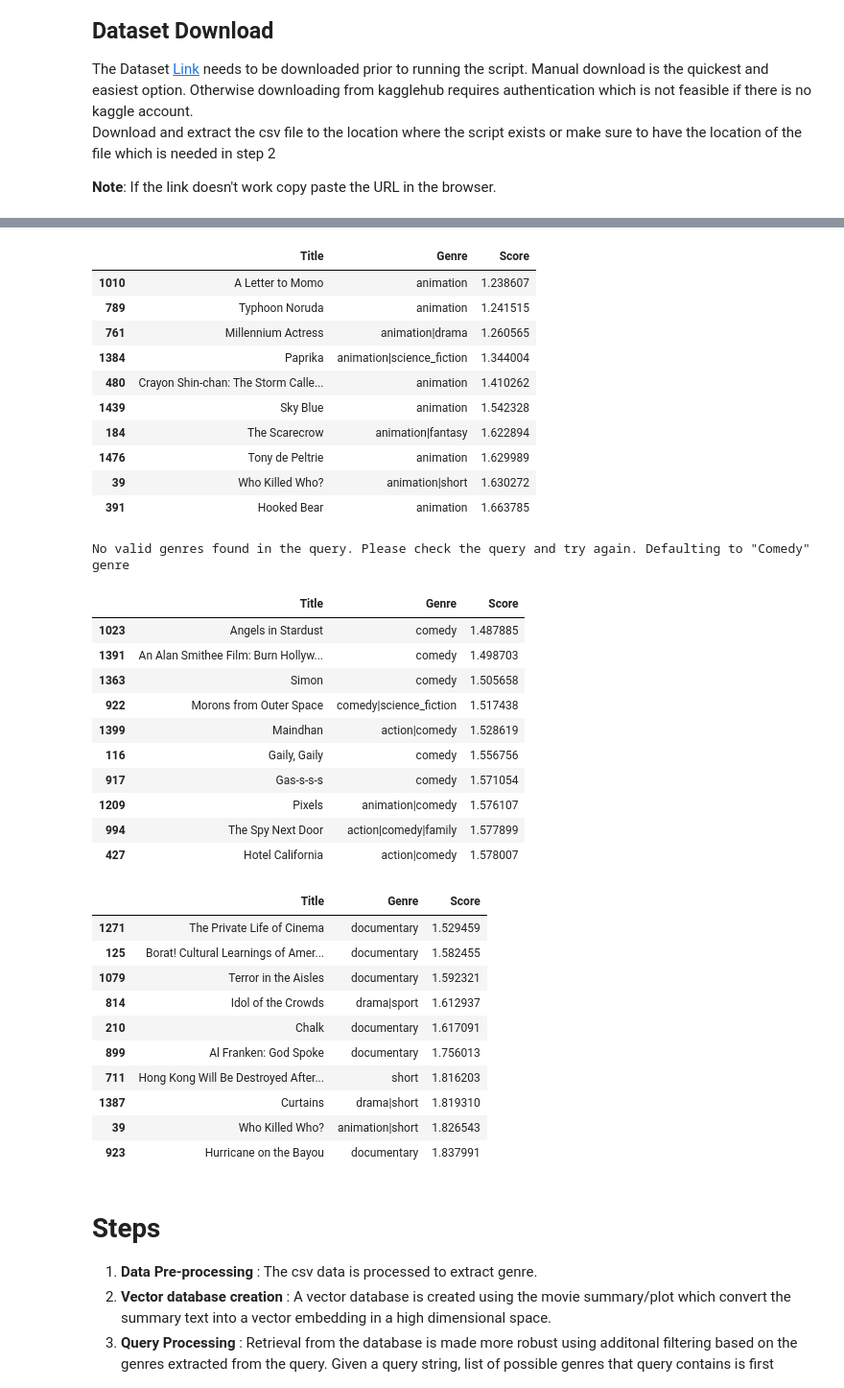
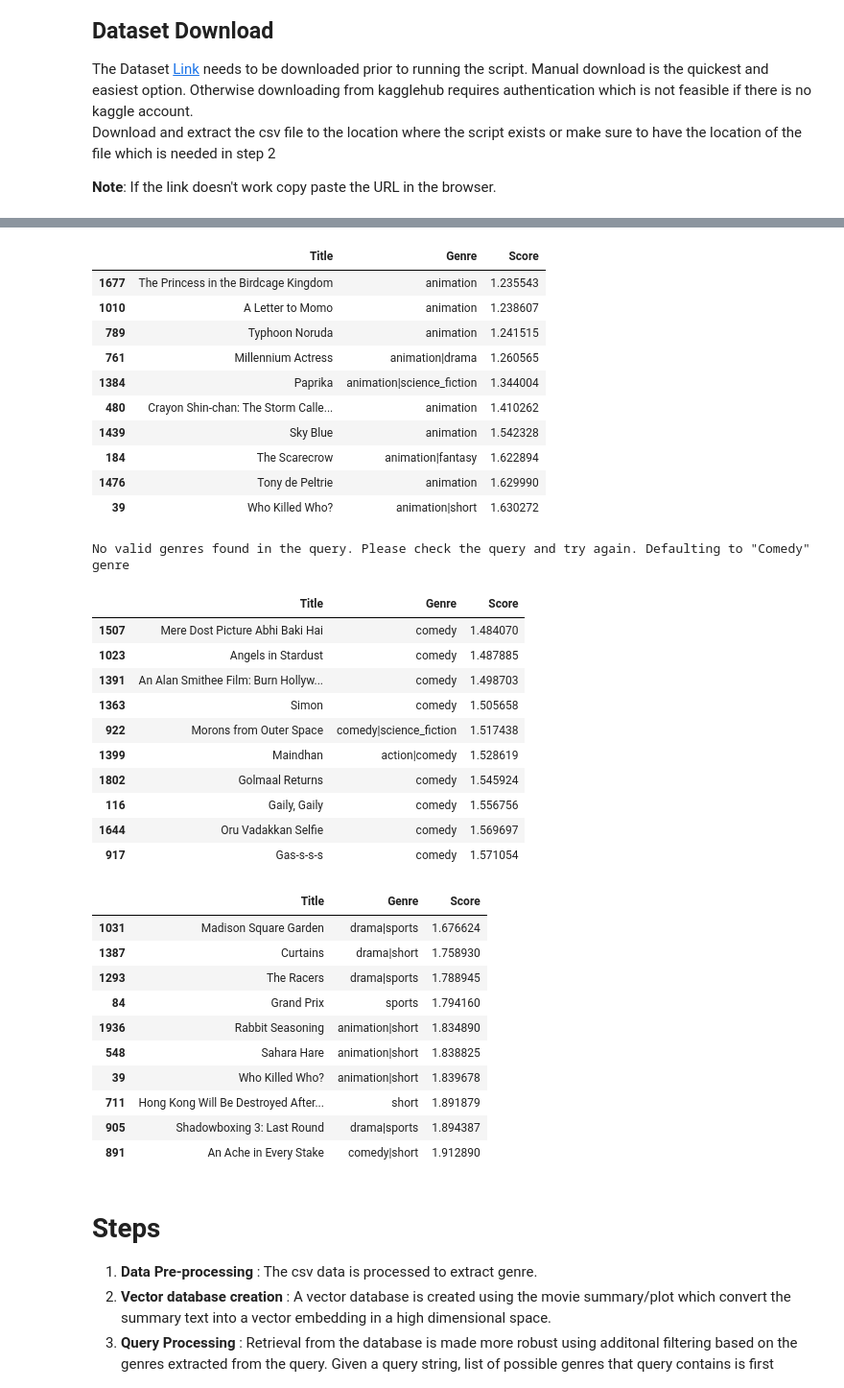
Before and after one commit to potladurthy/lumaa-spring-2025-ai-ml, a Jupyter notebook: recommender.ipynb, the cells around one changed output, grey strips where cells are left out. Shown at 96% size. Cells and saved outputs as stored; diff of their text form; code cells hidden in the pictures.

```diff
--- a/recommender.ipynb
+++ b/recommender.ipynb
@@ -33,18 +38,20 @@ class RecommendMovies:
             movies_df_path (str): Path to the movies dataframe.
             num_movies (int): Number of movies to recommend. Deafult 5
             num_rows (int): (Dataset size) Number of rows to sample from the dataframe. Default None. Specifed by the user
+        Returns:
+            None
+        '''
+        '''
+        Variables:
             query_string (str): Query string to search for movies.
             model (SentenceTransformer): SentenceTransformer model to use for embeddings.
             client (chromadb.Client): ChromaDB client to use for database operations.
             collection (chromadb.Collection): ChromaDB collection to use for database operations.
             movie_embeddings (np.ndarray): Movie embeddings for the movies in the dataframe.
             query_embedding (np.ndarray): Query embedding for the query string.
-        Returns:
-            None
         '''
         assert movies_df_path is not None, f'movies_df_path should not be None'
         assert os.path.exists(movies_df_path), f'movies_df_path {movies_df_path} does not exist'
-
         assert num_movies is not None, f'num_movies should not be None'
         assert isinstance(num_movies, int), f'num_movies should be an integer, but got {type(num_movies)}'
         assert num_movies > 0, f'num_movies should be greater than 0, but got {num_movies}'
@@ -57,6 +64,7 @@ class RecommendMovies:
             assert isinstance(self.num_rows, int), f'num_rows should be an integer, but got {type(self.num_rows)}'
             assert self.num_rows > 0, f'num_rows should be greater than 0, but got {self.num_rows}'
             assert self.num_rows <= len(self.movies_df), f'Number of rows {self.num_rows} is greater than the number of rows in the dataframe {len(self.movies_df)}'
+
             self.movies_df = self.movies_df.sample(n=self.num_rows, random_state=self.random_state)
             self.movies_df = self.movies_df.reset_index(drop=True)
         self.query_string = None
@@ -96,7 +104,7 @@ class RecommendMovies:
 
     def get_tokenized_text(self,text):
         '''
-        This function is used to tokenize the text and remove the stop words.
+        This function is used to tokenize the text, remove the stop words and get the root word of the word.
         The function uses the nltk library to tokenize the text and remove the stop words.
         Parameters:
             text (str): Text to tokenize
@@ -117,8 +125,7 @@ class RecommendMovies:
 
     def update_all_genres(self):
         '''
-        This function is used to update the all_genres set with the tokenized text.
-        The function uses the get_tokenized_text function to tokenize the text and remove the stop words.
+        This is a helper fucntion that maps the tokenized genres to the original genres.
         Parameters:
             None
         Returns:
@@ -138,8 +145,8 @@ class RecommendMovies:
         1. Selecting the columns of interest
         2. Dropping the rows with missing values
         3. Dropping the duplicate rows
-        4. Cleaning the genres : The clean_genres function is used to clean the genres. The genres are cleaned by removing the unwanted characters and splitting the genres into a list of known genres.
-        5. Creating a set of valid genres : The valid genres are created by splitting the genres into a list of known genres. The valid genres are used to filter the movies based on the genre.
+        4. Cleaning the genres : The clean_genres function is used to clean the genres. The genres are cleaned by removing the unwanted characters and splitting the genres into a list.
+        5. Creating a set of valid genres : These are used to filter the movies based on the genre.
         Parameters:
             None
         Returns:
@@ -156,7 +163,7 @@ class RecommendMovies:
     def create_metadata(self,df_list):
         '''
         This function is used for filtering the entire database. To make the retrieval faster, we will create a metadata dictionary for each movie.
-        The metadata dictionary will contain the genre of the movie as key value pairs. As a result we query only the movies that are in the same genre as the query.
+        The metadata dictionary will contain the genre of the movie as key value pairs. As a result we query only the movies that belong to the same genre as provided by the query.
         Parameters:
             df_list (list): List of genres for each movie obtained as a pipe-separated string from dataset
         Returns:
@@ -177,9 +184,9 @@ class RecommendMovies:
 
     def create_embeddings(self):
         '''
-        This is the function that is used for storing the movies into the vector database.
+        A core function that creates the embeddings for the movies in the dataset. The function first creates a vector database using the chromadb library.
         The movie summaries are first encoded using a sentence transformer model to create embeddings that capture semantic meaning.
-        The embeddings are then stored in the vector database along with the metadata and ids of the movies.
+        The embeddings are then inserted in the vector database along with the metadata and ids of the movies.
         The metadata is used for filtering the movies based on the genre.
         Parameters:
             None
@@ -209,13 +216,12 @@ class RecommendMovies:
     def analyze_genre_from_query(self, query):
         '''
         This function is used to extract the genres that user has mentioned in the query.
-        The genres are extracted by splitting the query into words and checking if the words are in the valid genres.
+        The genres are extracted by splitting the query into words and checking if the closest match of the word is present in the list of valid genres.
 
         Parameters:
             query (str): Query string to analyze for genres
         Returns:
             (list): List of genres from the query string compatible with chromadb query method for faster query
-            raises ValueError if no valid genres are found in the query.
         '''
 
         tokenized_query = [ self.get_tokenized_text(word) for word in query.split() if word.lower() not in self.stop_words and word.isalnum() ]
@@ -258,7 +264,7 @@ class RecommendMovies:
 
     def recommend_movies(self,query,num_movies=5):
         '''
-        This function is used as an abstrcation to recommend movies based on the query provided by the user.
+        This function is used as an abstraction to recommend movies based on the query provided by the user.
         The function first checks if the query is valid and then creates a query embedding using the sentence transformer model.
         The query embedding is then used to query the vector database for the most similar movies.
         The query is filtered based on the genres that are present in the query.
@@ -324,4 +330,4 @@ This process takes some time depending on the size of the data we want to store
 # %%
-recommender = RecommendMovies(movies_df_path='wiki_movie_plots_deduped.csv',num_rows=1500)
+recommender = RecommendMovies(movies_df_path='wiki_movie_plots_deduped.csv',num_rows=2000)
 # %% [output]
 Starting data preprocessing
@@ -412,6 +419,7 @@ recommender.recommend_movies(query='horror', num_movies=10)
 recommender.recommend_movies(query='Anime', num_movies=10)
 # %% [output]
 |  | Title | Genre | Score |
+| 1677 | The Princess in the Birdcage Kingdom | animation | 1.235543 |
 | 1010 | A Letter to Momo | animation | 1.238607 |
 | 789 | Typhoon Noruda | animation | 1.241515 |
 | 761 | Millennium Actress | animation|drama | 1.260565 |
@@ -419,38 +427,37 @@ recommender.recommend_movies(query='Anime', num_movies=10)
 | 480 | Crayon Shin-chan: The Storm Calle... | animation | 1.410262 |
 | 1439 | Sky Blue | animation | 1.542328 |
 | 184 | The Scarecrow | animation|fantasy | 1.622894 |
-| 1476 | Tony de Peltrie | animation | 1.629989 |
+| 1476 | Tony de Peltrie | animation | 1.629990 |
 | 39 | Who Killed Who? | animation|short | 1.630272 |
-| 391 | Hooked Bear | animation | 1.663785 |
 # %%
 recommender.recommend_movies(query='I watch movies', num_movies=10)
 # %% [output]
 No valid genres found in the query. Please check the query and try again. Defaulting to "Comedy" genre
 |  | Title | Genre | Score |
+| 1507 | Mere Dost Picture Abhi Baki Hai | comedy | 1.484070 |
 | 1023 | Angels in Stardust | comedy | 1.487885 |
 | 1391 | An Alan Smithee Film: Burn Hollyw... | comedy | 1.498703 |
 | 1363 | Simon | comedy | 1.505658 |
 | 922 | Morons from Outer Space | comedy|science_fiction | 1.517438 |
 | 1399 | Maindhan | action|comedy | 1.528619 |
+| 1802 | Golmaal Returns | comedy | 1.545924 |
 | 116 | Gaily, Gaily | comedy | 1.556756 |
+| 1644 | Oru Vadakkan Selfie | comedy | 1.569697 |
 | 917 | Gas-s-s-s | comedy | 1.571054 |
-| 1209 | Pixels | animation|comedy | 1.576107 |
-| 994 | The Spy Next Door | action|comedy|family | 1.577899 |
-| 427 | Hotel California | action|comedy | 1.578007 |
 # %%
-recommender.recommend_movies(query='I am a geek of sports documentaries', num_movies=10)
+recommender.recommend_movies(query='I am a geek of sports movies', num_movies=10)
 # %% [output]
 |  | Title | Genre | Score |
-| 1271 | The Private Life of Cinema | documentary | 1.529459 |
-| 125 | Borat! Cultural Learnings of Amer... | documentary | 1.582455 |
-| 1079 | Terror in the Aisles | documentary | 1.592321 |
-| 814 | Idol of the Crowds | drama|sport | 1.612937 |
-| 210 | Chalk | documentary | 1.617091 |
-| 899 | Al Franken: God Spoke | documentary | 1.756013 |
-| 711 | Hong Kong Will Be Destroyed After... | short | 1.816203 |
-| 1387 | Curtains | drama|short | 1.819310 |
-| 39 | Who Killed Who? | animation|short | 1.826543 |
-| 923 | Hurricane on the Bayou | documentary | 1.837991 |
+| 1031 | Madison Square Garden | drama|sports | 1.676624 |
+| 1387 | Curtains | drama|short | 1.758930 |
+| 1293 | The Racers | drama|sports | 1.788945 |
+| 84 | Grand Prix | sports | 1.794160 |
+| 1936 | Rabbit Seasoning | animation|short | 1.834890 |
+| 548 | Sahara Hare | animation|short | 1.838825 |
+| 39 | Who Killed Who? | animation|short | 1.839678 |
+| 711 | Hong Kong Will Be Destroyed After... | short | 1.891879 |
+| 905 | Shadowboxing 3: Last Round | drama|sports | 1.894387 |
+| 891 | An Ache in Every Stake | comedy|short | 1.912890 |
 # %% [markdown]
 # Steps
 1) **Data Pre-processing** : The csv data is processed to extract genre.
```
Also changed, not shown: parts of 13 cells of this notebook, 1 other file.
